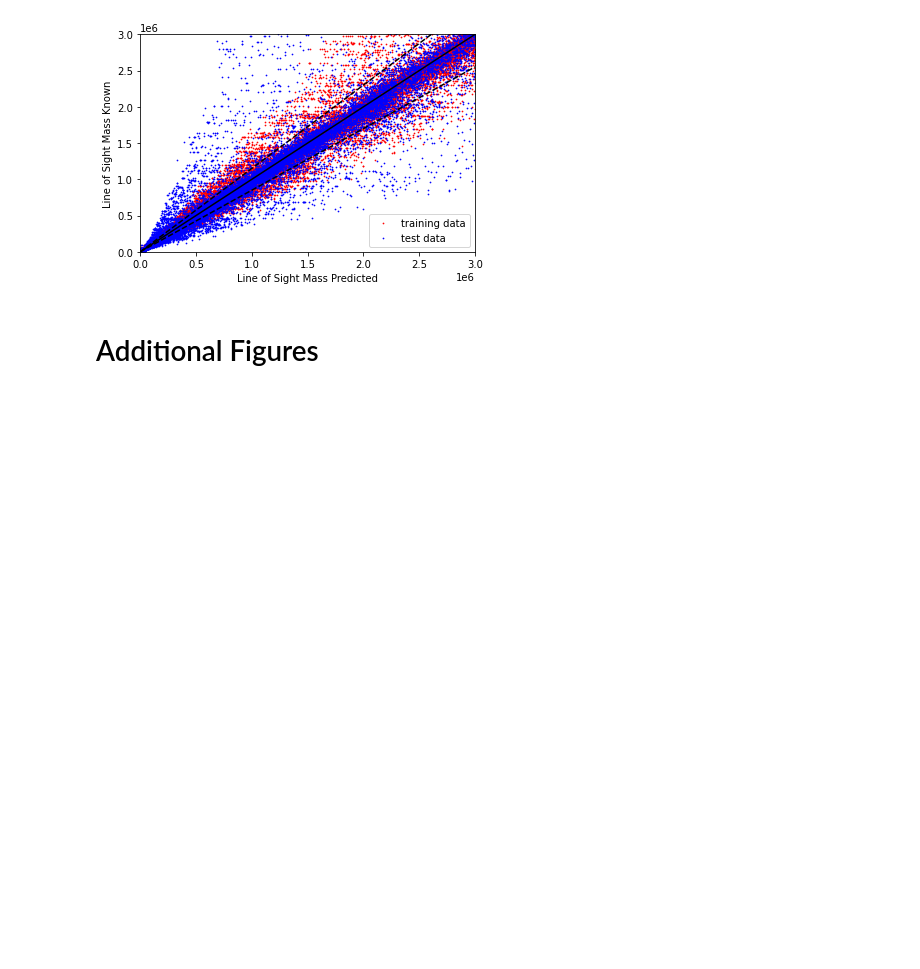
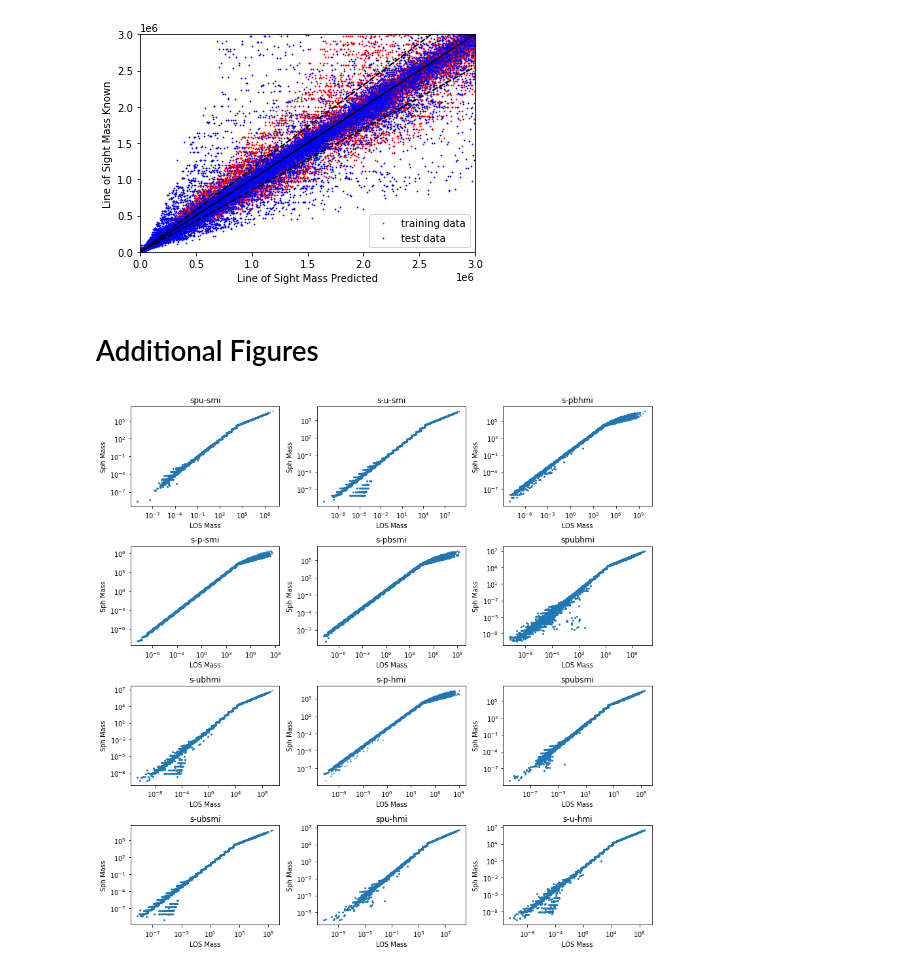
Before and after one commit to SpacialTree/machinelearning-homework, a Jupyter notebook: term_project/making_nn.ipynb, the cells around one changed output. Drawn from its saved outputs; the diff is of its cells as text; code cells hidden in the pictures; blank space fills up the shorter version.

Commit message:
some figures

```diff
--- a/term_project/making_nn.ipynb
+++ b/term_project/making_nn.ipynb
@@ -561,6 +560,30 @@ plt.ylim(bottom=0, top=3e6)
 [figure]
 # %% [markdown]
 # Additional Figures
+# %%
+fig, axes = plt.subplots(4,3, figsize=(12,12))
+
+axs = axes.flatten()
+
+for ii in range(len(axs)):
+    geo = df['Geometry'].unique()[ii]
+    df_geo = df.loc[df['Geometry'] == geo]
+
+    masses_sph = df_geo['Sphere Masses']
+    masses_los = df_geo['Line-of-Sight Masses']
+    fluxes_1mm = df_geo['1mm Flux']
+    fluxes_3mm = df_geo['3mm Flux']
+
+    axs[ii].set_xscale('log')
+    axs[ii].set_yscale('log')
+    axs[ii].set_title(geo)
+    axs[ii].set_xlabel('LOS Mass')
+    axs[ii].set_ylabel('Sph Mass')
+    axs[ii].scatter(masses_los, masses_sph, 1)
+
+fig.tight_layout()
+# %% [output]
+[figure, added]
 # %%
 fig, axes = plt.subplots(4,3, figsize=(12,12))
 
```
Also changed, not shown: parts of 10 cells of this notebook, 2 other files.
